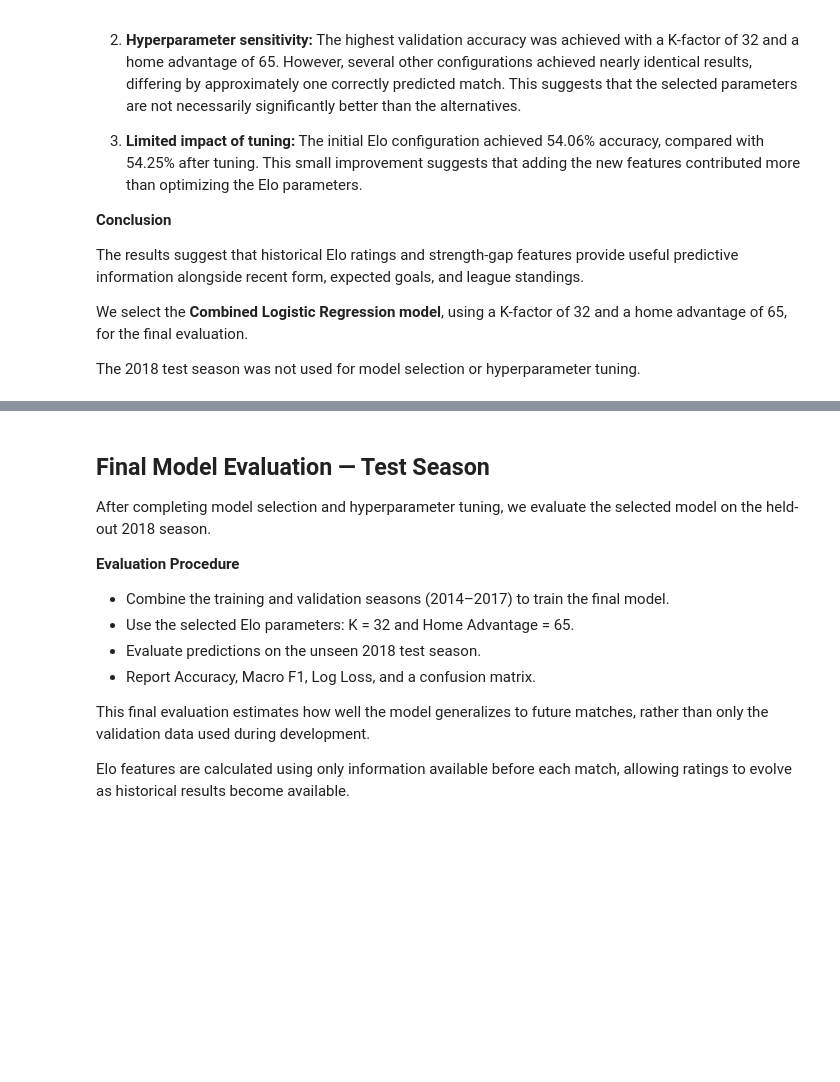
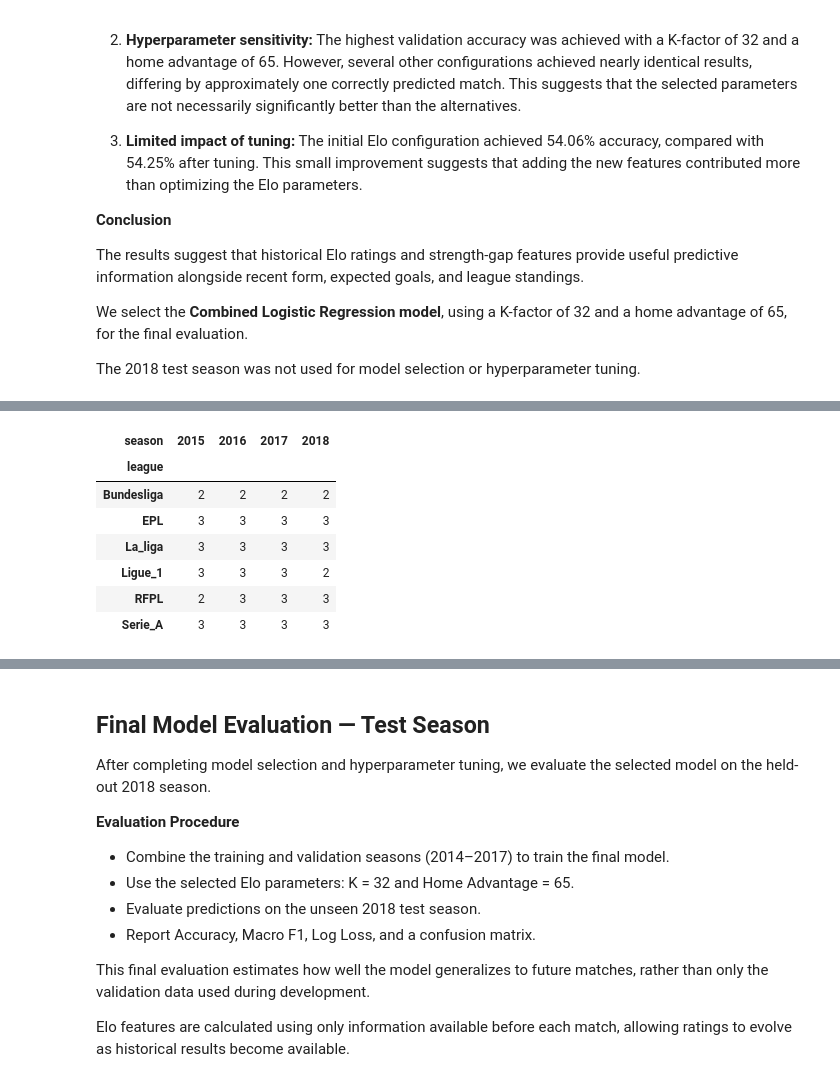
Before and after one commit to b170om/football-xg-analysis, a Jupyter notebook: notebooks/football_analysis.ipynb, the cells around one changed output, grey strips where cells are left out. Saved outputs shown, nothing was run; the diff lists cells and outputs as text; code cells hidden in the pictures; blank space fills up the shorter version.

```diff
--- a/notebooks/football_analysis.ipynb
+++ b/notebooks/football_analysis.ipynb
@@ -1079,0 +1083,98 @@ The 2018 test season was not used for model selection or hyperparameter tuning.
+# %%
+# PROMOTED TEAMS EXPERIMENT (validation only)
+
+# Identify promoted teams: in the league this season, but not in the previous season
+teams_per_season = matches.groupby(["league", "season"])["team_home"].apply(set)
+
+promoted = set()   # (league, season, team)
+for (league, season), teams in teams_per_season.items():
+    if (league, season - 1) in teams_per_season:
+        for team in teams - teams_per_season[(league, season - 1)]:
+            promoted.add((league, season, team))
+
+# Number of promoted teams per league and season
+display(
+    pd.DataFrame(sorted(promoted), columns=["league", "season", "team"])
+      .groupby(["league", "season"]).size().unstack()
+)
+
+
+# Same Elo calculation, but promoted teams start from promoted_start
+# promoted_start=None reproduces the original Elo ratings
+def calculate_elo_difference_promoted(k_factor, home_advantage, promoted_start=None):
+
+    ratings = {}
+    differences = {}
+    started = set()   # promoted teams whose rating has already been reset
+
+    for match in matches.sort_values("date").itertuples():
+
+        # Reset a promoted team's rating at its first match of the season
+        for team in [match.team_home, match.team_away]:
+            key = (match.league, match.season, team)
+            if promoted_start is not None and key in promoted and key not in started:
+                started.add(key)
+                ratings[(match.league, team)] = promoted_start
+
+        home_id = (match.league, match.team_home)
+        away_id = (match.league, match.team_away)
+
+        home_rating = ratings.get(home_id, INITIAL_ELO_RATING)
+        away_rating = ratings.get(away_id, INITIAL_ELO_RATING)
+
+        # Save the rating difference before the match
+        differences[match.Index] = home_rating - away_rating
+
+        expected_home = 1 / (
+            1 + 10 ** ((away_rating - home_rating - home_advantage) / ELO_RATING_SCALE)
+        )
+        actual_home = {"w": 1.0, "d": 0.5, "l": 0.0}[match.match_result_home]
+
+        # Update ratings after the match
+        change = k_factor * (actual_home - expected_home)
+        ratings[home_id] = home_rating + change
+        ratings[away_id] = away_rating - change
+
+    return pd.Series(differences)
+
+
+# Compare starting ratings on the validation season
+promoted_results = []
+
+for name, promoted_start in [("Original", None), ("Promoted 1400", 1400),
+                             ("Promoted 1450", 1450), ("Promoted 1500", 1500)]:
+
+    promoted_elo = calculate_elo_difference_promoted(
+        BEST_ELO_K, BEST_ELO_HOME_ADVANTAGE, promoted_start
+    )
+
+    X_train_promoted = X_train_base.copy()
+    X_val_promoted = X_val_base.copy()
+    for X in [X_train_promoted, X_val_promoted]:
+        X["elo_rating_difference"] = promoted_elo.loc[X.index]
+        X["elo_rating_gap"] = X["elo_rating_difference"].abs()
+
+    promoted_model = make_pipeline(StandardScaler(), LogisticRegression(max_iter=1000))
+    promoted_model.fit(X_train_promoted, y_train)
+
+    promoted_predictions = promoted_model.predict(X_val_promoted)
+    promoted_probabilities = promoted_model.predict_proba(X_val_promoted)
+
+    promoted_results.append({
+        "Experiment": name,
+        "Accuracy": accuracy_score(y_val, promoted_predictions),
+        "Correct Predictions": (promoted_predictions == y_val).sum(),
+        "Macro F1": f1_score(y_val, promoted_predictions, average="macro"),
+        "Log Loss": log_loss(y_val, promoted_probabilities, labels=promoted_model.classes_)
+    })
+
+display(pd.DataFrame(promoted_results).round(4))
+# %% [output]
+| season | 2015 | 2016 | 2017 | 2018 |
+| league |  |  |  |  |
+| Bundesliga | 2 | 2 | 2 | 2 |
+| EPL | 3 | 3 | 3 | 3 |
+| La_liga | 3 | 3 | 3 | 3 |
+| Ligue_1 | 3 | 3 | 3 | 2 |
+| RFPL | 2 | 3 | 3 | 3 |
+| Serie_A | 3 | 3 | 3 | 3 |
```
Also changed, not shown: parts of 15 cells of this notebook, 2 other files.
